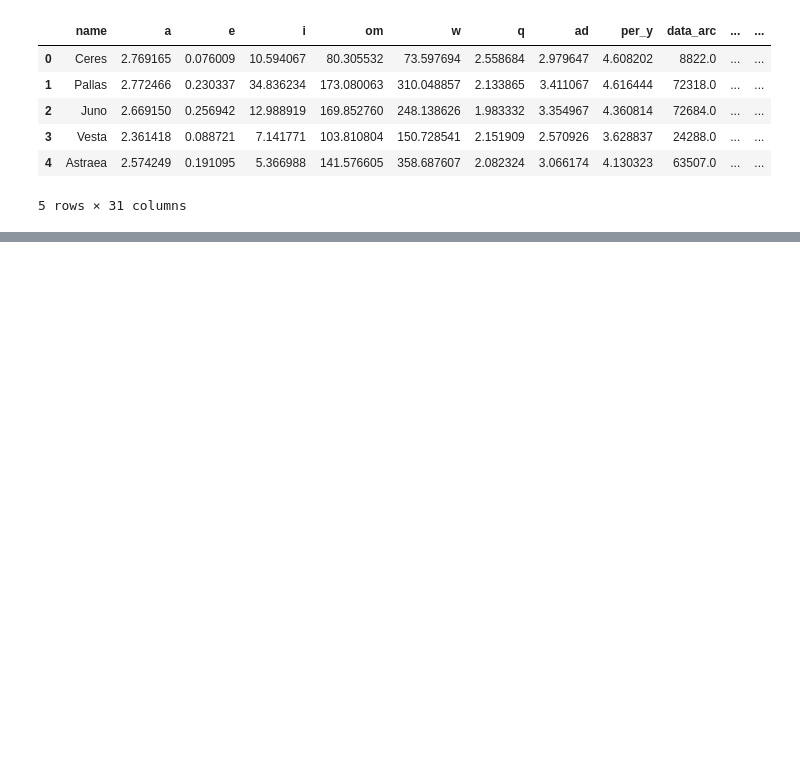
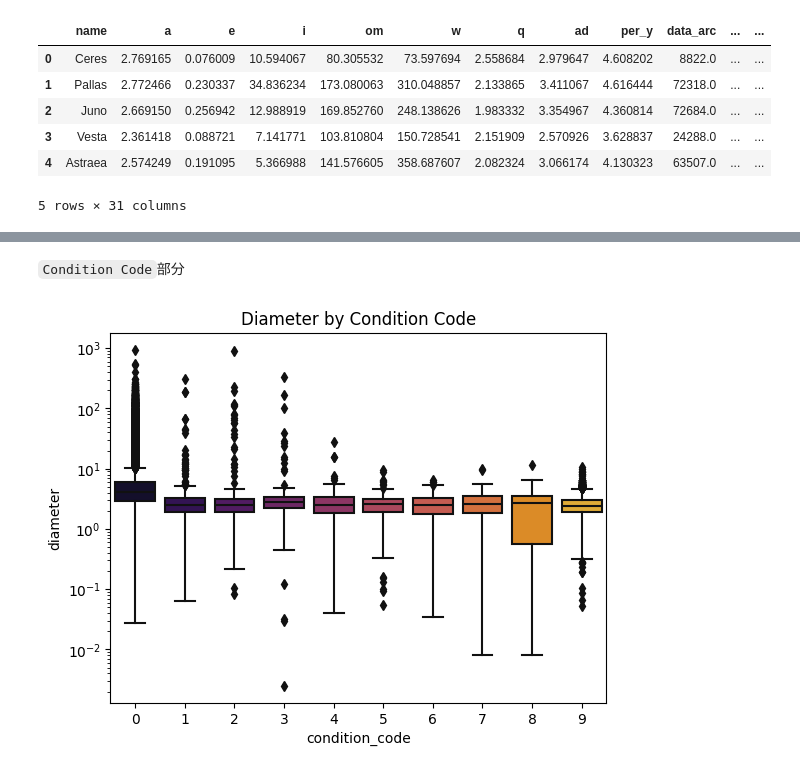
Before and after one commit to Nozom1466/Linear-Regression-from-Scratch, a Jupyter notebook: PA1/main.ipynb, the cells around one changed output, grey strips where cells are left out. Cells and saved outputs as stored; diff of their text form; code cells hidden in the pictures; blank space fills up the shorter version.

```diff
--- a/PA1/main.ipynb
+++ b/PA1/main.ipynb
@@ -20,0 +362,8 @@ df.head()
+# %% [markdown]
+`Condition Code`部分
+# %%
+sns.boxplot(x='condition_code', y='diameter', data=df)
+plt.title('Diameter by Condition Code')
+plt.yscale('log');
+# %% [output]
+[figure, added]
```
Also changed, not shown: parts of 52 cells of this notebook.
